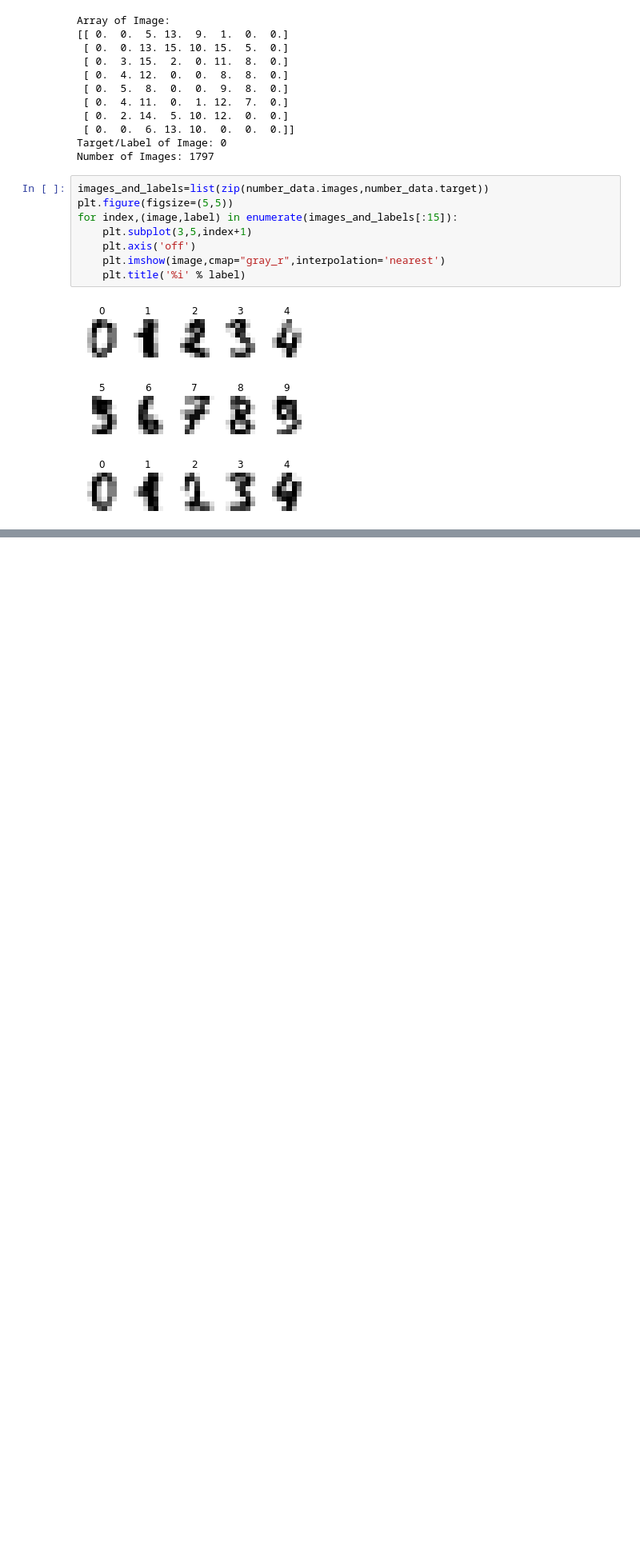
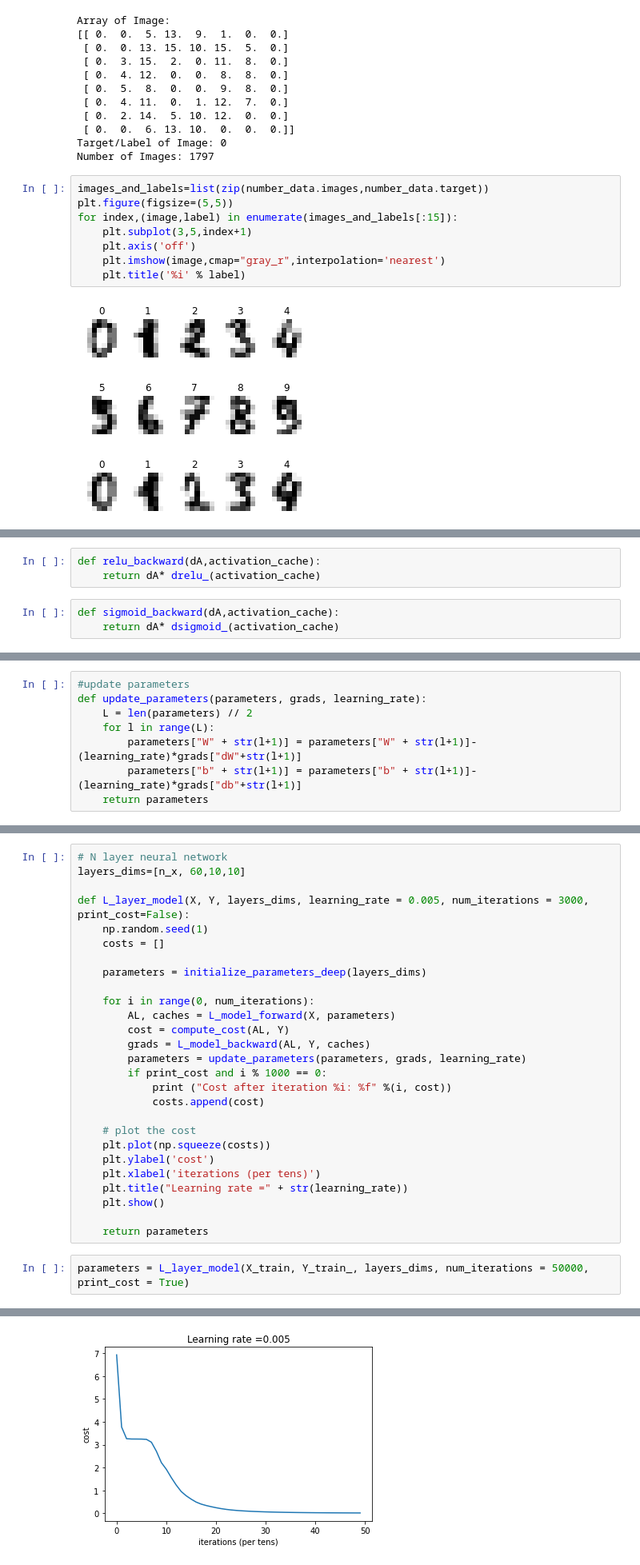
Before and after one commit to AndelasOne/CNN_Number_Recognition, a Jupyter notebook: number_recognition.ipynb, the cells around one changed output, grey strips where cells are left out. Shown: that part at 80% size. Cells and saved outputs as stored; diff of their text form; blank space fills up the shorter version.

```diff
--- a/number_recognition.ipynb
+++ b/number_recognition.ipynb
@@ -51,0 +337,6 @@ for index,(image,label) in enumerate(images_and_labels[:15]):
+# %%
+def relu_backward(dA,activation_cache):
+    return dA* drelu_(activation_cache)
+# %%
+def sigmoid_backward(dA,activation_cache):
+    return dA* dsigmoid_(activation_cache)
@@ -51,0 +378,8 @@ for index,(image,label) in enumerate(images_and_labels[:15]):
+# %%
+#update parameters
+def update_parameters(parameters, grads, learning_rate):
+    L = len(parameters) // 2
+    for l in range(L):
+        parameters["W" + str(l+1)] = parameters["W" + str(l+1)]-(learning_rate)*grads["dW"+str(l+1)]
+        parameters["b" + str(l+1)] = parameters["b" + str(l+1)]-(learning_rate)*grads["db"+str(l+1)]
+    return parameters
@@ -51,0 +388,30 @@ for index,(image,label) in enumerate(images_and_labels[:15]):
+# %%
+# N layer neural network
+layers_dims=[n_x, 60,10,10]
+
+def L_layer_model(X, Y, layers_dims, learning_rate = 0.005, num_iterations = 3000, print_cost=False):
+    np.random.seed(1)
+    costs = []
+
+    parameters = initialize_parameters_deep(layers_dims)
+
+    for i in range(0, num_iterations):
+        AL, caches = L_model_forward(X, parameters)
+        cost = compute_cost(AL, Y)
+        grads = L_model_backward(AL, Y, caches)
+        parameters = update_parameters(parameters, grads, learning_rate)
+        if print_cost and i % 1000 == 0:
+            print ("Cost after iteration %i: %f" %(i, cost))
+            costs.append(cost)
+
+    # plot the cost
+    plt.plot(np.squeeze(costs))
+    plt.ylabel('cost')
+    plt.xlabel('iterations (per tens)')
+    plt.title("Learning rate =" + str(learning_rate))
+    plt.show()
+
+    return parameters
+# %%
+parameters = L_layer_model(X_train, Y_train_, layers_dims, num_iterations = 50000, print_cost = True)
+# %% [output]
@@ -51,0 +435 @@ for index,(image,label) in enumerate(images_and_labels[:15]):
+[figure, added]
```
Also changed, not shown: parts of 63 cells of this notebook, 14 other files.
